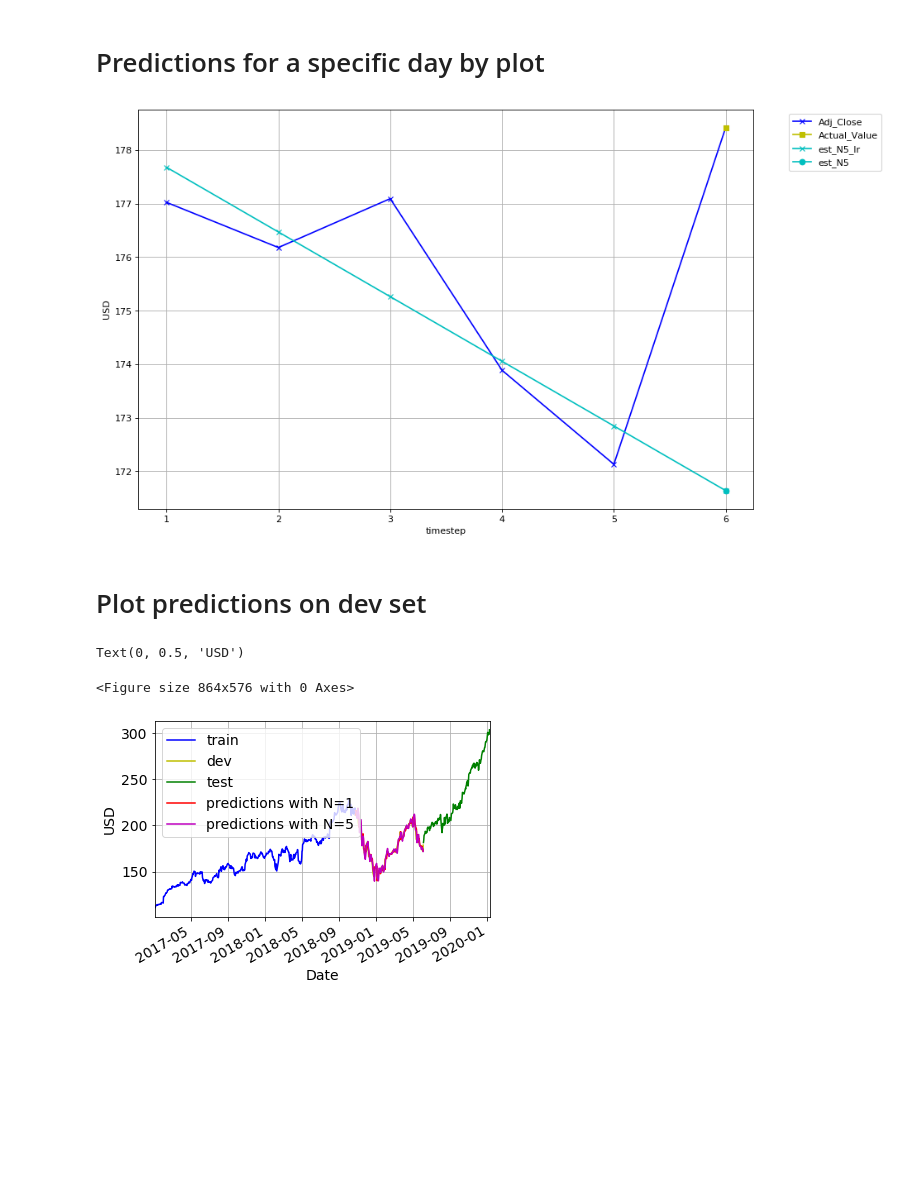
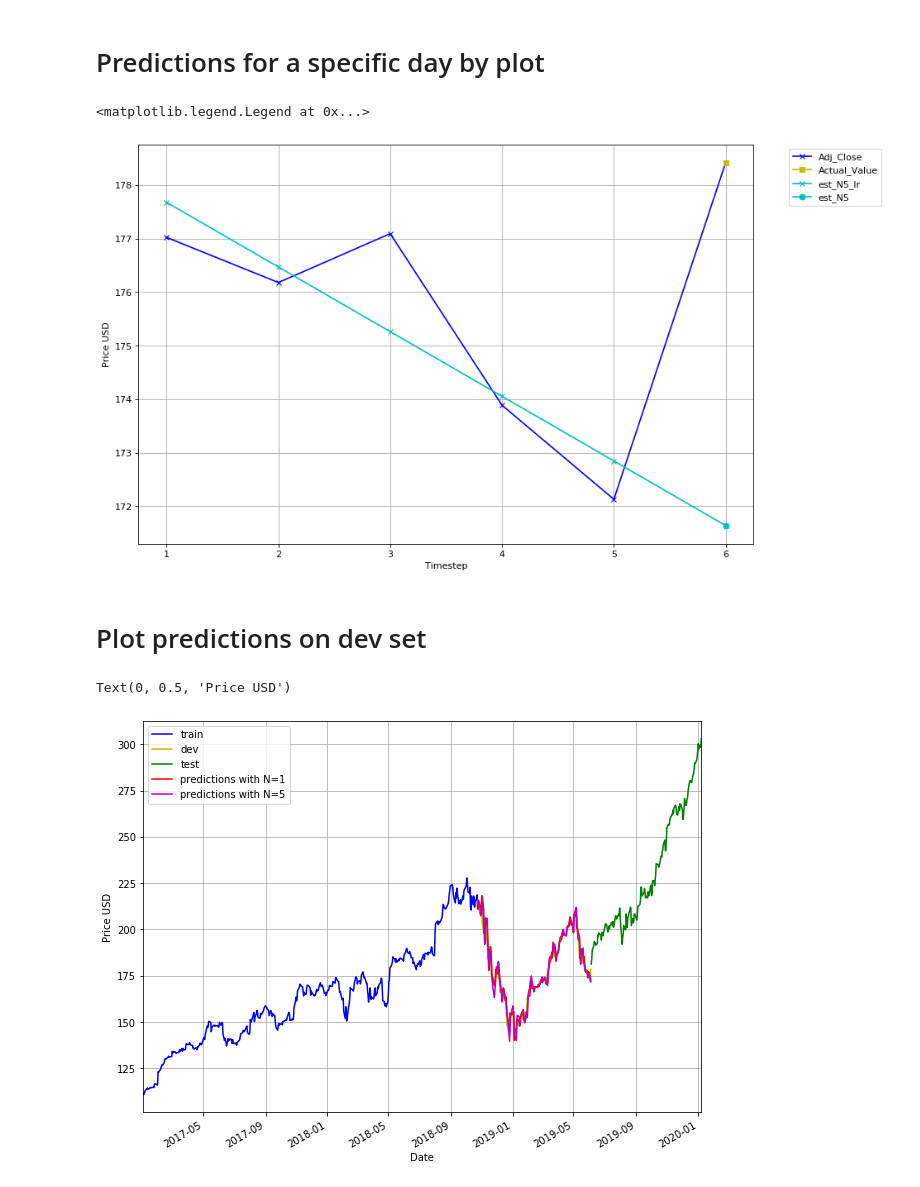
Before and after one commit to sigdelyr/ML-Project, a Jupyter notebook: apple_regression.ipynb, the cells around one changed output. Cells and saved outputs as stored; diff of their text form; code cells hidden in the pictures; blank space fills up the shorter version.

```diff
--- a/apple_regression.ipynb
+++ b/apple_regression.ipynb
@@ -139,6 +119,6 @@ test.shape = (151, 8)
 # %%
-#plot
-plt.figure(figsize=(12,8))
+# Plot the data accordingly
+rcParams['figure.figsize'] = 10, 8
 ax = train.plot(x='Date', y='Adj_Close', style='b-', grid=True)
 ax = cv.plot(x='Date', y='Adj_Close', style='y-', grid=True, ax=ax)
 ax = test.plot(x='Date', y='Adj_Close', style='g-', grid=True, ax=ax)
@@ -154,5 +141,5 @@ Text(0, 0.5, 'Price USD')
 # %%
-def get_preds_lin_reg(apple, target_col, N, pred_min, offset):
+def preds_lin_reg(apple, target_col, N, pred_min, offset):
 
     #get prediction at timestep t using values from t-1, t-2, ..., t-N.
       # target_col : name of the column you want to predict e.g. 'adj_close'
@@ -188,17 +175,17 @@ def get_mape(y_true, y_pred):
 # %%
 RMSE = []
 R2 = []
-mape = []
+MAPE = []
 for N in range(1, Nmax+1): # N is no. of samples to use to predict the next value
-    est_list = get_preds_lin_reg(train_cv, 'Adj_Close', N, 0, num_train)
+    est_list = preds_lin_reg(train_cv, 'Adj_Close', N, 0, num_train)
 
     cv.loc[:, 'est' + '_N' + str(N)] = est_list
     RMSE.append(math.sqrt(mean_squared_error(est_list, cv['Adj_Close'])))
     R2.append(r2_score(cv['Adj_Close'], est_list))
-    mape.append(get_mape(cv['Adj_Close'], est_list))
+    MAPE.append(get_mape(cv['Adj_Close'], est_list))
 print('RMSE = ' + str(RMSE))
 print('R2 = ' + str(R2))
-print('MAPE = ' + str(mape))
+print('MAPE = ' + str(MAPE))
 cv.head()
 # %% [output]
 RMSE = [3.905844315921211, 5.596721327964514, 5.019769206295928, 4.978407638862982, 4.975430954803471, 4.927458913058318, 4.885796112664123, 4.774656725135466, 4.720793969367129, 4.726949101484141, 4. ...
@@ -246,15 +236,15 @@ Text(0, 0.5, 'MAPE')
 # Predictions for a specific day by plot
 # %%
 # Specify the day you are interested in
-day = pd.Timestamp(date(2019, 10, 31))
+day = pd.Timestamp(date(2019, 6, 30))
 
 # Specify the maximum N you want to plot (If Nmax2 is too large it gets very cluttered)
 Nmax2 = 5
 
-df_temp = cv[cv['Date'] <= day]
+apple_temp = cv[cv['Date'] <= day]
 plt.figure(figsize=(12, 8), dpi=80)
-plt.plot(range(1,Nmax2+2), df_temp[-Nmax2-1:]['Adj_Close'], 'bx-')
-plt.plot(Nmax2+1, df_temp[-1:]['Adj_Close'], 'ys-')
+plt.plot(range(1,Nmax2+2), apple_temp[-Nmax2-1:]['Adj_Close'], 'bx-')
+plt.plot(Nmax2+1, apple_temp[-1:]['Adj_Close'], 'ys-')
 legend_list = ['Adj_Close', 'Actual_Value']
 # Plot the linear regression lines and the predictions
 color_list = ['r', 'g', 'k', 'y', 'm', 'c', '0.75']
@@ -262,50 +252,48 @@ marker_list = ['x', 'x', 'x', 'x', 'x', 'x', 'x']
 regr = LinearRegression(fit_intercept=True) # Create linear regression object
 for N in range(5, Nmax2+1):
     # Plot the linear regression lines
-    X_train = np.array(range(len(df_temp['Adj_Close'][-N-1:-1]))) # e.g. [0 1 2 3 4]
-    y_train = np.array(df_temp['Adj_Close'][-N-1:-1]) # e.g. [2944 3088 3226 3335 3436]
+    X_train = np.array(range(len(apple_temp['Adj_Close'][-N-1:-1]))) # e.g. [0 1 2 3 4]
+    y_train = np.array(apple_temp['Adj_Close'][-N-1:-1]) # e.g. [2944 3088 3226 3335 3436]
     X_train = X_train.reshape(-1, 1)
     y_train = y_train.reshape(-1, 1)
     regr.fit(X_train, y_train)            # Train the model
     y_est = regr.predict(X_train)         # Get linear regression line
     plt.plot(range(Nmax2+1-N,Nmax2+2),
-             np.concatenate((y_est, np.array(df_temp['est_N'+str(N)][-1:]).reshape(-1,1))),
+             np.concatenate((y_est, np.array(apple_temp['est_N'+str(N)][-1:]).reshape(-1,1))),
              color=color_list[N%len(color_list)],
              marker=marker_list[N%len(marker_list)])
     legend_list.append('est_N'+str(N)+'_lr')
 
     # Plot the predictions
     plt.plot(Nmax2+1,
-             df_temp['est_N'+str(N)][-1:],
+             apple_temp['est_N'+str(N)][-1:],
              color=color_list[N%len(color_list)],
              marker='o')
     legend_list.append('est_N'+str(N))
 
 
 plt.grid()
-plt.xlabel('timestep')
-plt.ylabel('USD')
+plt.xlabel('Timestep')
+plt.ylabel('Price USD')
 plt.legend(legend_list, bbox_to_anchor=(1.05, 1))
-matplotlib.rcParams.update({'font.size': fontsize})
 # %% [output]
+<matplotlib.legend.Legend at 0x...>
-[figure, old version]
+[figure, new version]
 # %% [markdown]
 # Plot predictions on dev set
 # %%
 # Plot adjusted close over time
-plt.figure(figsize=(12, 8))
-
+rcParams['figure.figsize'] = 10, 8
 ax = train.plot(x='Date', y='Adj_Close', style='b-', grid=True)
 ax = cv.plot(x='Date', y='Adj_Close', style='y-', grid=True, ax=ax)
 ax = test.plot(x='Date', y='Adj_Close', style='g-', grid=True, ax=ax)
 ax = cv.plot(x='Date', y='est_N1', style='r-', grid=True, ax=ax)
 ax = cv.plot(x='Date', y='est_N5', style='m-', grid=True, ax=ax)
 ax.legend(['train', 'dev', 'test', 'predictions with N=1', 'predictions with N=5'])
 ax.set_xlabel("Date")
-ax.set_ylabel("USD")
+ax.set_ylabel("Price USD")
 # %% [output]
-Text(0, 0.5, 'USD')
+Text(0, 0.5, 'Price USD')
-<Figure size 864x576 with 0 Axes>
-[figure, old version]
+[figure, new version]
 # %%
 # Plot adjusted close over time
```
Also changed, not shown: parts of 24 cells of this notebook.
